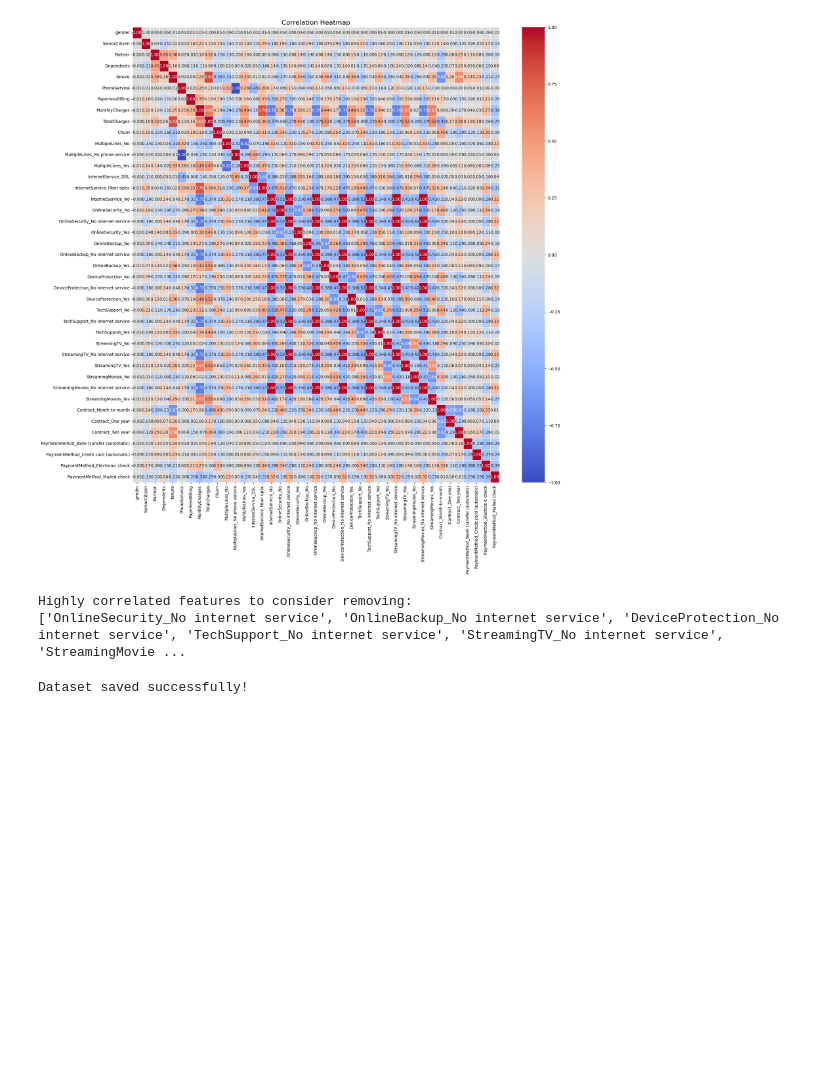
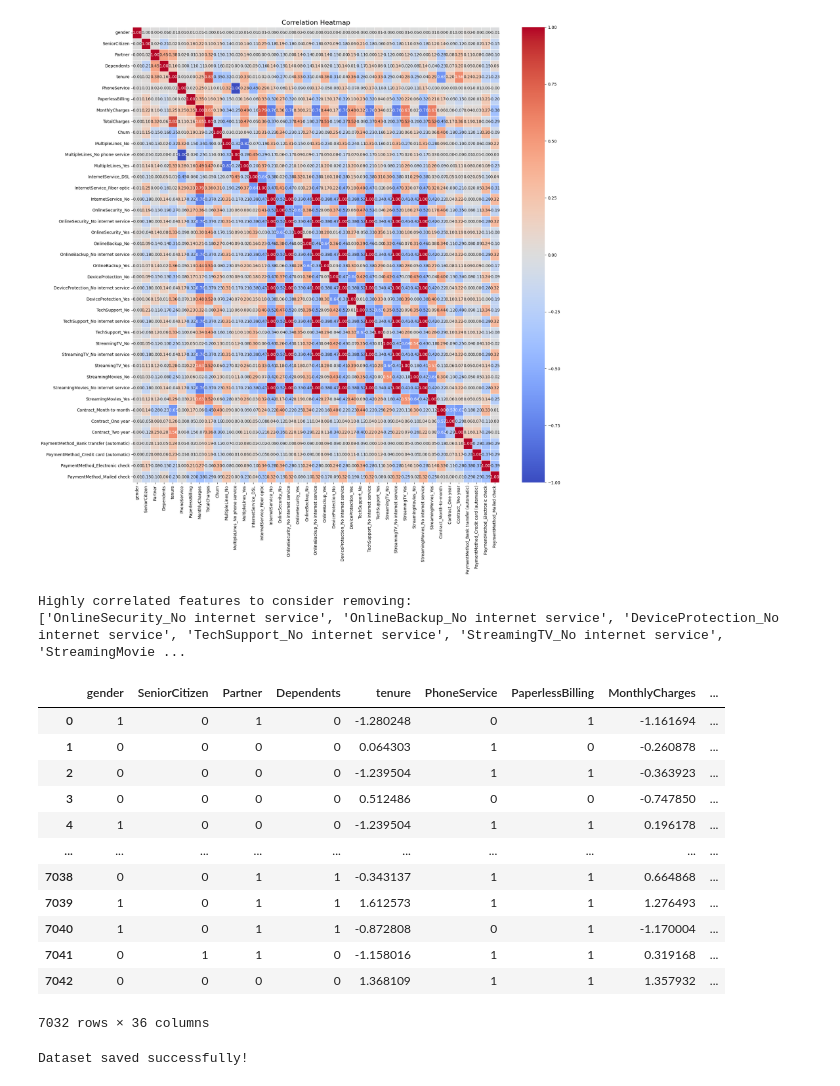
Before and after one commit to Amasha03/Customer_Churn_Prediction, a Jupyter notebook: notebooks/02_Preprocessing.ipynb, the cells around one changed output. Drawn from its saved outputs; the diff is of its cells as text; code cells hidden in the pictures; blank space fills up the shorter version.

```diff
--- a/notebooks/02_Preprocessing.ipynb
+++ b/notebooks/02_Preprocessing.ipynb
@@ -47,6 +48,9 @@ df=df.drop_duplicates()
 print("Shape after handling value errors:", df.shape)
 # %% [output]
 Shape after handling value errors: (7032, 21)
+# %%
+# Handle Impossible values
+df['tenure'] = df['tenure'].clip(lower=0)  # No negative tenure
 # %%
 #Handle TotalCharges
 #Convert TotalCharges to numeric
@@ -54,9 +58,6 @@ df['TotalCharges']=pd.to_numeric(df['TotalCharges'],errors='coerce')
 
 missing_total=df['TotalCharges'].isnull().sum()
 print(f"Number of missing values in TotalCharges: {missing_total}")
-
-#Replace median values with median of the TotalCharge
-df['TotalCharges']=df['TotalCharges'].fillna(df['TotalCharges'].median())
 # %% [output]
 Number of missing values in TotalCharges: 0
 # %%
@@ -183,16 +184,34 @@ corr=df.corr(numeric_only=True)
 upper=corr.where(np.triu(np.ones(corr.shape),k=1).astype(bool))
 
 #Find features with high correlation
-to_drop=[column for column in upper.columns if any (upper[column]>0.85)]
+high_corr=[column for column in upper.columns if any (upper[column]>0.85)]
 
 print("Highly correlated features to consider removing: ")
-print(to_drop)
+print(high_corr)
+
+df['HasInternet']=(~(df[high_corr]==1).all(axis=1)).astype(int)
+df.drop(columns=high_corr,inplace=True)
 # %% [output]
 Highly correlated features to consider removing:
 ['OnlineSecurity_No internet service', 'OnlineBackup_No internet service', 'DeviceProtection_No internet service', 'TechSupport_No internet service', 'StreamingTV_No internet service', 'StreamingMovie ...
 # %%
-#Remove highly correlated features
-df=df.drop(columns=to_drop)
+#Remove unimportant features
+#Remove customerId
+df.drop(columns=['customerID'])
+# %% [output]
+|  | gender | SeniorCitizen | Partner | Dependents | tenure | PhoneService | PaperlessBilling | MonthlyCharges | ... |
+| 0 | 1 | 0 | 1 | 0 | -1.280248 | 0 | 1 | -1.161694 | ... |
+| 1 | 0 | 0 | 0 | 0 | 0.064303 | 1 | 0 | -0.260878 | ... |
+| 2 | 0 | 0 | 0 | 0 | -1.239504 | 1 | 1 | -0.363923 | ... |
+| 3 | 0 | 0 | 0 | 0 | 0.512486 | 0 | 0 | -0.747850 | ... |
+| 4 | 1 | 0 | 0 | 0 | -1.239504 | 1 | 1 | 0.196178 | ... |
+| ... | ... | ... | ... | ... | ... | ... | ... | ... | ... |
+| 7038 | 0 | 0 | 1 | 1 | -0.343137 | 1 | 1 | 0.664868 | ... |
+| 7039 | 1 | 0 | 1 | 1 | 1.612573 | 1 | 1 | 1.276493 | ... |
+| 7040 | 1 | 0 | 1 | 1 | -0.872808 | 0 | 1 | -1.170004 | ... |
+| 7041 | 0 | 1 | 1 | 0 | -1.158016 | 1 | 1 | 0.319168 | ... |
+| 7042 | 0 | 0 | 0 | 0 | 1.368109 | 1 | 1 | 1.357932 | ... |
+7032 rows × 36 columns
 # %%
 df.to_csv('/content/drive/MyDrive/ML/coursework/preprocessed_data.csv',index=False)
 print("Dataset saved successfully!")
```
Also changed, not shown: parts of 6 cells of this notebook.
